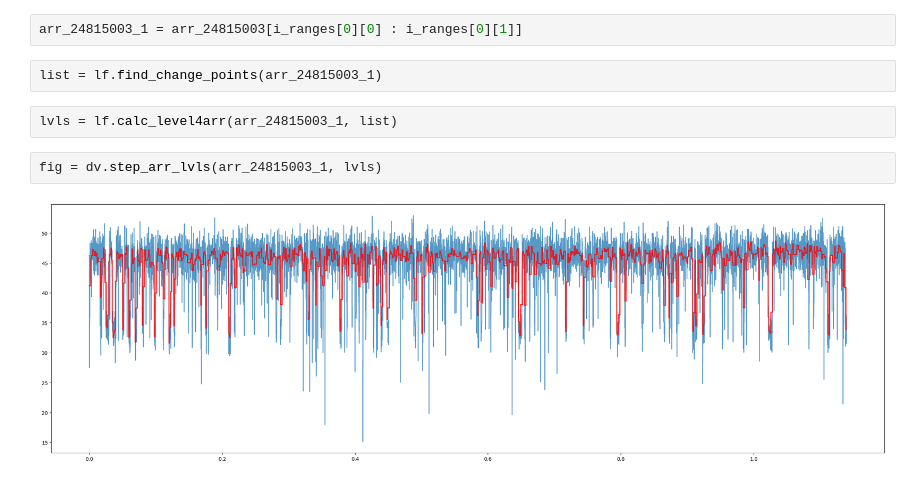
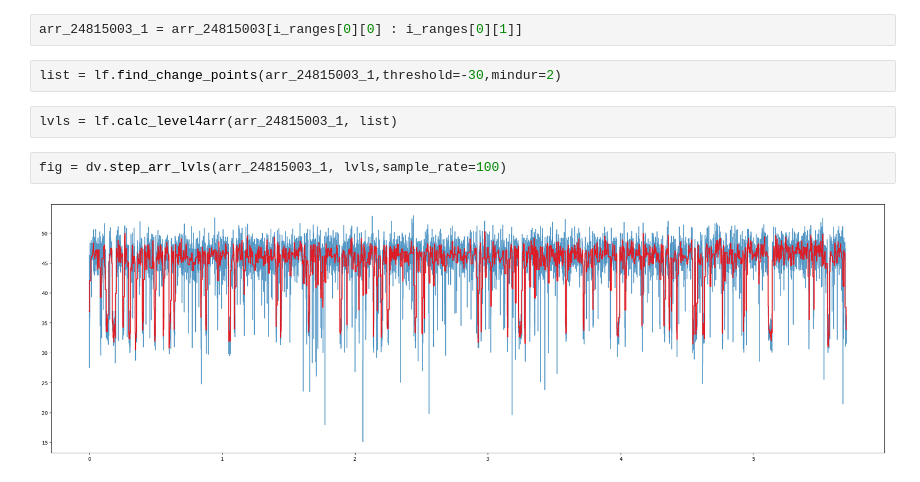
Before and after one commit to cimutianxin/DNA-sequencing, a Jupyter notebook: 24815003.ipynb, the cells around one changed output. Saved outputs shown, nothing was run; the diff lists cells and outputs as text.

```diff
--- a/24815003.ipynb
+++ b/24815003.ipynb
@@ -35,13 +69,13 @@ fig = dv.plot_arr(arr_24815003[i_ranges[0][0] : i_ranges[0][1]])
 # %%
 arr_24815003_1 = arr_24815003[i_ranges[0][0] : i_ranges[0][1]]
 # %%
-list = lf.find_change_points(arr_24815003_1)
+list = lf.find_change_points(arr_24815003_1,threshold=-30,mindur=2)
 # %%
 lvls = lf.calc_level4arr(arr_24815003_1, list)
 # %%
-fig = dv.step_arr_lvls(arr_24815003_1, lvls)
+fig = dv.step_arr_lvls(arr_24815003_1, lvls,sample_rate=100)
 # %% [output]
-[figure, old version]
+[figure, new version]
 # %%
 len(list)
 # %% [output]
```
Also changed, not shown: parts of 3 cells of this notebook, 2 other files.
